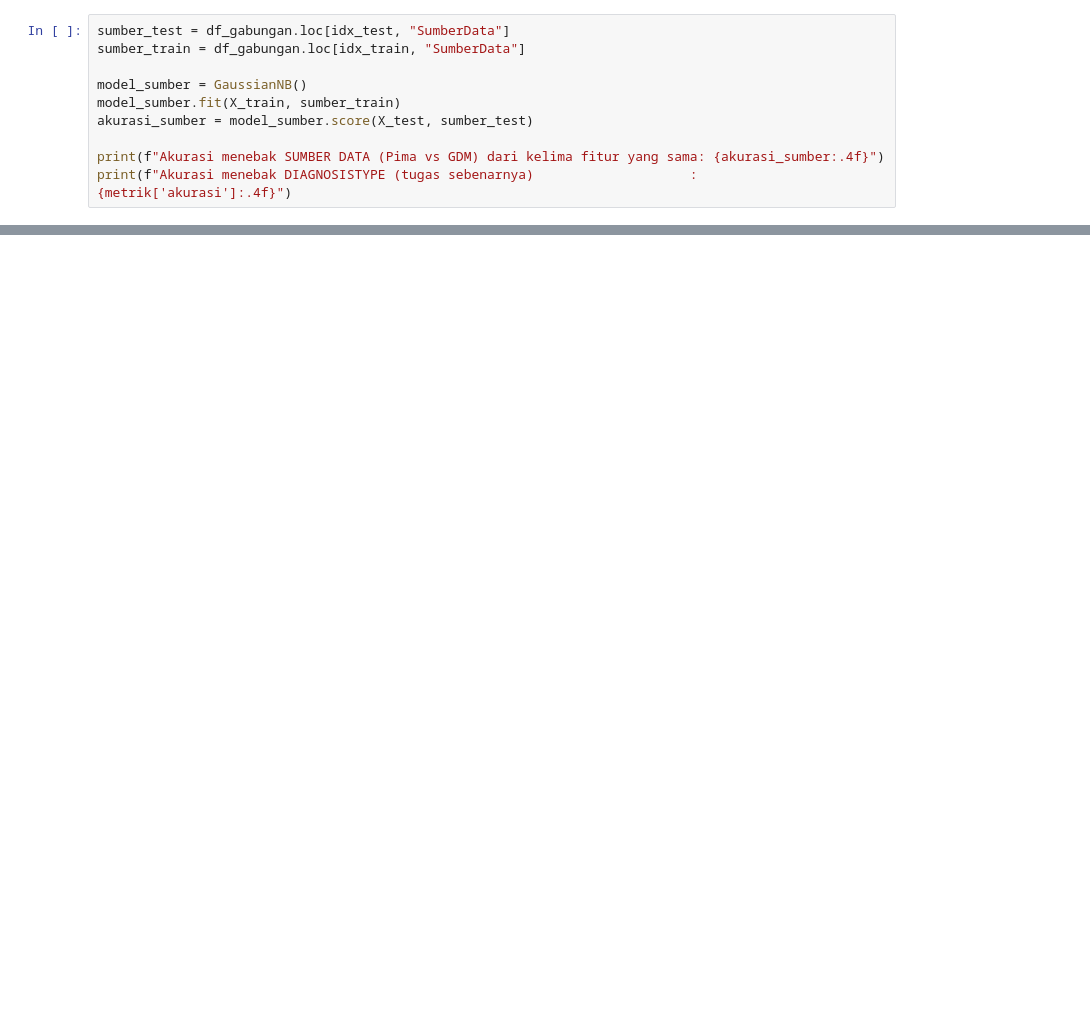
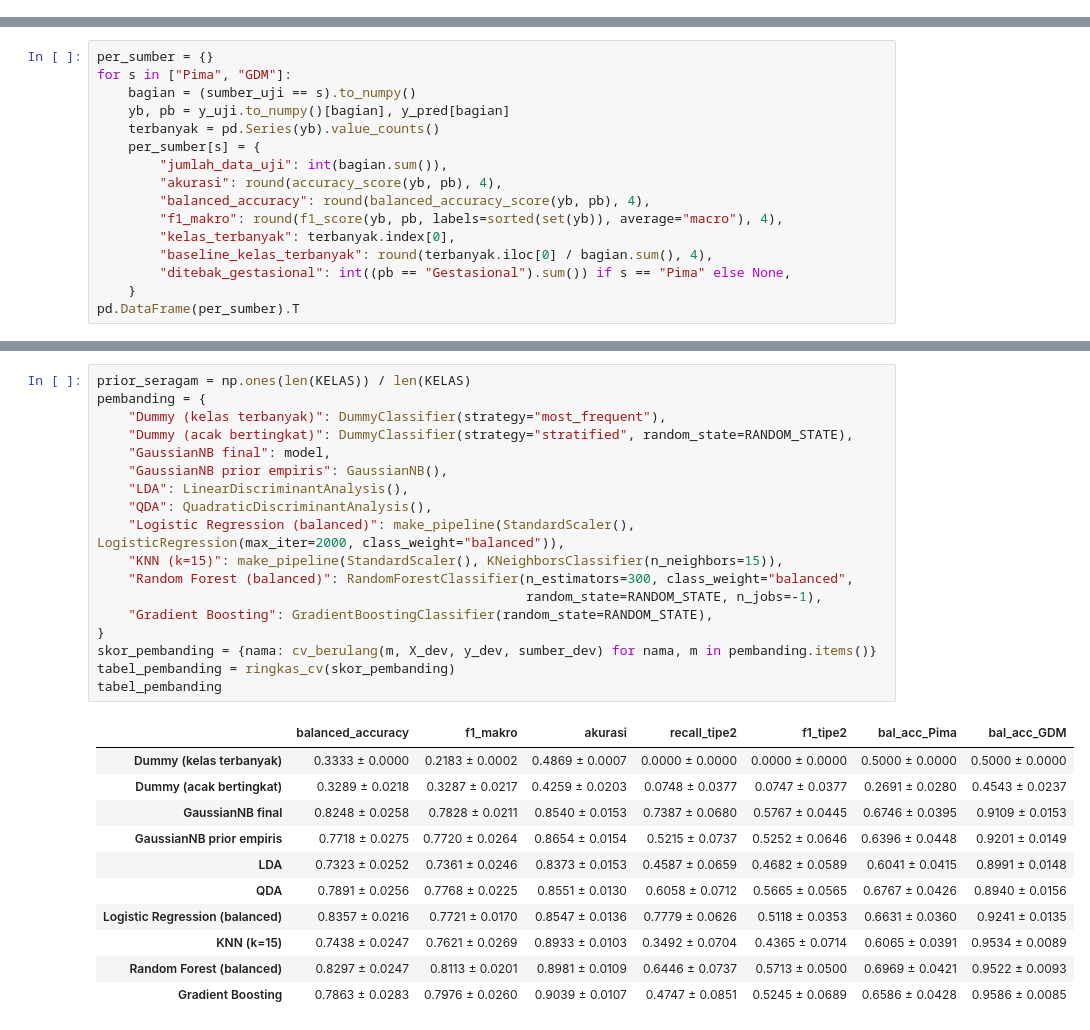
Before and after one commit to maniikambara/diabetes-risk-gnb, a Jupyter notebook: notebooks/04_Evaluation.ipynb, the cells around one changed output, grey strips where cells are left out. Drawn from its saved outputs; the diff is of its cells as text; blank space fills up the shorter version.

```diff
--- a/notebooks/04_Evaluation.ipynb
+++ b/notebooks/04_Evaluation.ipynb
@@ -188,10 +0,0 @@ membedakan asal data daripada tipe diabetes.
-# %%
-sumber_test = df_gabungan.loc[idx_test, "SumberData"]
-sumber_train = df_gabungan.loc[idx_train, "SumberData"]
-
-model_sumber = GaussianNB()
-model_sumber.fit(X_train, sumber_train)
-akurasi_sumber = model_sumber.score(X_test, sumber_test)
-
-print(f"Akurasi menebak SUMBER DATA (Pima vs GDM) dari kelima fitur yang sama: {akurasi_sumber:.4f}")
-print(f"Akurasi menebak DIAGNOSISTYPE (tugas sebenarnya)                    : {metrik['akurasi']:.4f}")
@@ -298,0 +264,16 @@ Tersimpan: d:\diabetes-risk-gnb\outputs\metrics.json
+# %%
+per_sumber = {}
+for s in ["Pima", "GDM"]:
+    bagian = (sumber_uji == s).to_numpy()
+    yb, pb = y_uji.to_numpy()[bagian], y_pred[bagian]
+    terbanyak = pd.Series(yb).value_counts()
+    per_sumber[s] = {
+        "jumlah_data_uji": int(bagian.sum()),
+        "akurasi": round(accuracy_score(yb, pb), 4),
+        "balanced_accuracy": round(balanced_accuracy_score(yb, pb), 4),
+        "f1_makro": round(f1_score(yb, pb, labels=sorted(set(yb)), average="macro"), 4),
+        "kelas_terbanyak": terbanyak.index[0],
+        "baseline_kelas_terbanyak": round(terbanyak.iloc[0] / bagian.sum(), 4),
+        "ditebak_gestasional": int((pb == "Gestasional").sum()) if s == "Pima" else None,
+    }
+pd.DataFrame(per_sumber).T
@@ -298,0 +346,30 @@ Tersimpan: d:\diabetes-risk-gnb\outputs\metrics.json
+# %%
+prior_seragam = np.ones(len(KELAS)) / len(KELAS)
+pembanding = {
+    "Dummy (kelas terbanyak)": DummyClassifier(strategy="most_frequent"),
+    "Dummy (acak bertingkat)": DummyClassifier(strategy="stratified", random_state=RANDOM_STATE),
+    "GaussianNB final": model,
+    "GaussianNB prior empiris": GaussianNB(),
+    "LDA": LinearDiscriminantAnalysis(),
+    "QDA": QuadraticDiscriminantAnalysis(),
+    "Logistic Regression (balanced)": make_pipeline(StandardScaler(), LogisticRegression(max_iter=2000, class_weight="balanced")),
+    "KNN (k=15)": make_pipeline(StandardScaler(), KNeighborsClassifier(n_neighbors=15)),
+    "Random Forest (balanced)": RandomForestClassifier(n_estimators=300, class_weight="balanced",
+                                                       random_state=RANDOM_STATE, n_jobs=-1),
+    "Gradient Boosting": GradientBoostingClassifier(random_state=RANDOM_STATE),
+}
+skor_pembanding = {nama: cv_berulang(m, X_dev, y_dev, sumber_dev) for nama, m in pembanding.items()}
+tabel_pembanding = ringkas_cv(skor_pembanding)
+tabel_pembanding
+# %% [output]
+|  | balanced_accuracy | f1_makro | akurasi | recall_tipe2 | f1_tipe2 | bal_acc_Pima | bal_acc_GDM |
+| Dummy (kelas terbanyak) | 0.3333 ± 0.0000 | 0.2183 ± 0.0002 | 0.4869 ± 0.0007 | 0.0000 ± 0.0000 | 0.0000 ± 0.0000 | 0.5000 ± 0.0000 | 0.5000 ± 0.0000 |
+| Dummy (acak bertingkat) | 0.3289 ± 0.0218 | 0.3287 ± 0.0217 | 0.4259 ± 0.0203 | 0.0748 ± 0.0377 | 0.0747 ± 0.0377 | 0.2691 ± 0.0280 | 0.4543 ± 0.0237 |
+| GaussianNB final | 0.8248 ± 0.0258 | 0.7828 ± 0.0211 | 0.8540 ± 0.0153 | 0.7387 ± 0.0680 | 0.5767 ± 0.0445 | 0.6746 ± 0.0395 | 0.9109 ± 0.0153 |
+| GaussianNB prior empiris | 0.7718 ± 0.0275 | 0.7720 ± 0.0264 | 0.8654 ± 0.0154 | 0.5215 ± 0.0737 | 0.5252 ± 0.0646 | 0.6396 ± 0.0448 | 0.9201 ± 0.0149 |
+| LDA | 0.7323 ± 0.0252 | 0.7361 ± 0.0246 | 0.8373 ± 0.0153 | 0.4587 ± 0.0659 | 0.4682 ± 0.0589 | 0.6041 ± 0.0415 | 0.8991 ± 0.0148 |
+| QDA | 0.7891 ± 0.0256 | 0.7768 ± 0.0225 | 0.8551 ± 0.0130 | 0.6058 ± 0.0712 | 0.5665 ± 0.0565 | 0.6767 ± 0.0426 | 0.8940 ± 0.0156 |
+| Logistic Regression (balanced) | 0.8357 ± 0.0216 | 0.7721 ± 0.0170 | 0.8547 ± 0.0136 | 0.7779 ± 0.0626 | 0.5118 ± 0.0353 | 0.6631 ± 0.0360 | 0.9241 ± 0.0135 |
+| KNN (k=15) | 0.7438 ± 0.0247 | 0.7621 ± 0.0269 | 0.8933 ± 0.0103 | 0.3492 ± 0.0704 | 0.4365 ± 0.0714 | 0.6065 ± 0.0391 | 0.9534 ± 0.0089 |
+| Random Forest (balanced) | 0.8297 ± 0.0247 | 0.8113 ± 0.0201 | 0.8981 ± 0.0109 | 0.6446 ± 0.0737 | 0.5713 ± 0.0500 | 0.6969 ± 0.0421 | 0.9522 ± 0.0093 |
+| Gradient Boosting | 0.7863 ± 0.0283 | 0.7976 ± 0.0260 | 0.9039 ± 0.0107 | 0.4747 ± 0.0851 | 0.5245 ± 0.0689 | 0.6586 ± 0.0428 | 0.9586 ± 0.0085 |
```
Also changed, not shown: parts of 49 cells of this notebook, 16 other files.
